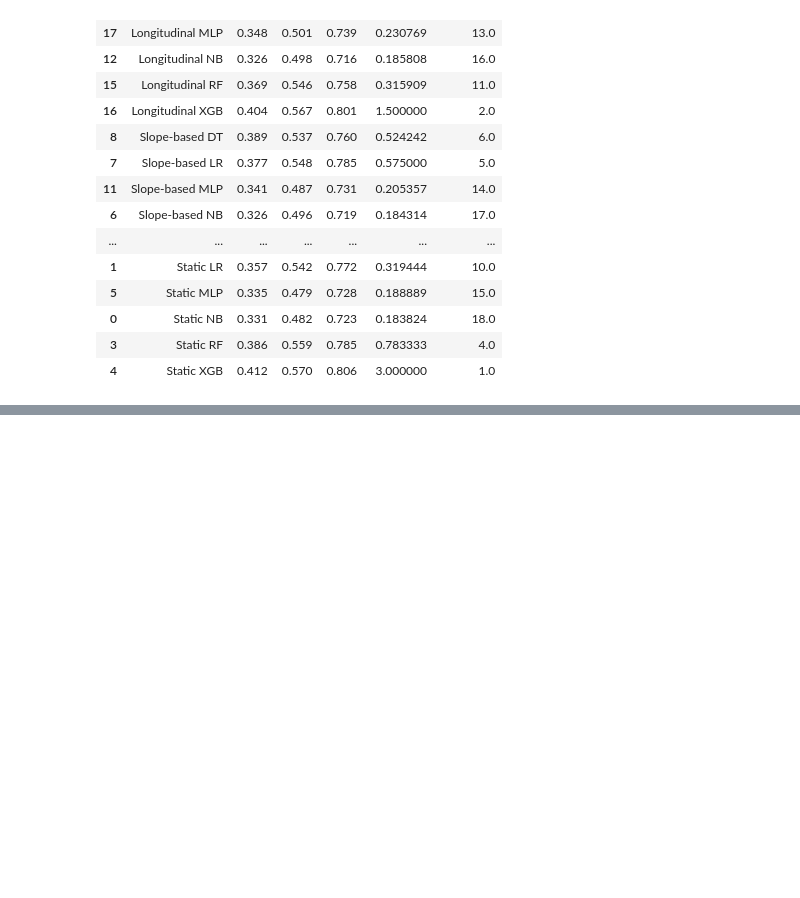
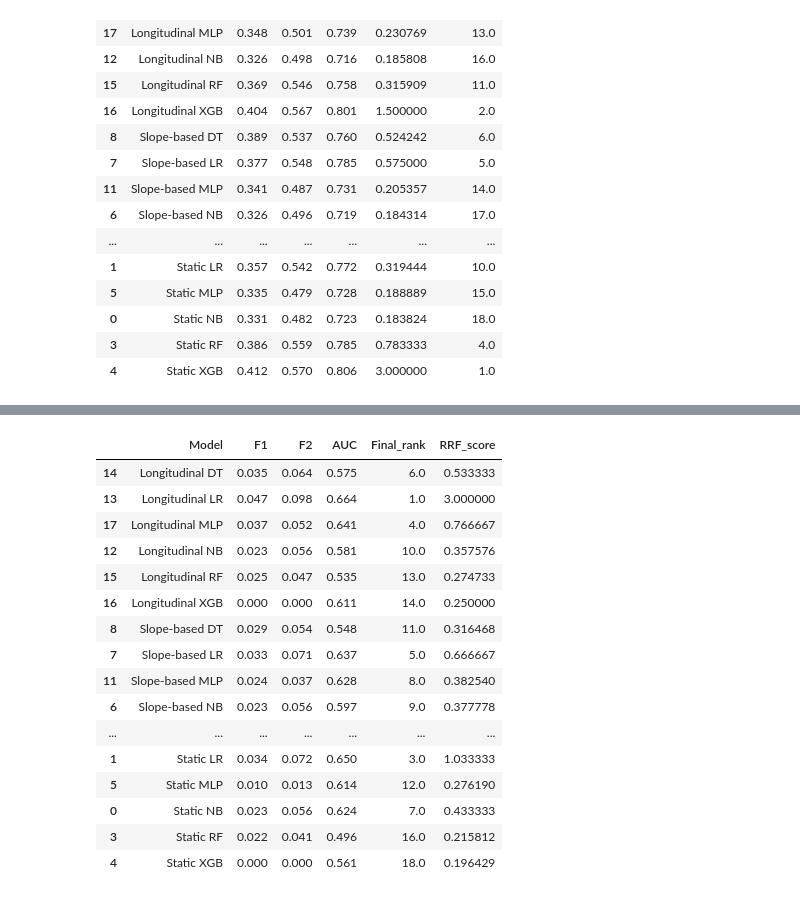
Before and after one commit to rique-git/Thesis-MEIC-IST, a Jupyter notebook: notebooks/43. Rank Fusion.ipynb, the cells around one changed output, grey strips where cells are left out. Saved outputs shown, nothing was run; the diff lists cells and outputs as text; code cells hidden in the pictures; blank space fills up the shorter version.

```diff
--- a/notebooks/43. Rank Fusion.ipynb
+++ b/notebooks/43. Rank Fusion.ipynb
@@ -352,0 +362,61 @@ df_acs[["Model","Final_rank", "F1", "F2", "AUC", "RRF_score"]].sort_values("Mode
+# %%
+data_stk_new = {
+    "Model": [
+        "Static NB", "Static LR", "Static DT", "Static RF", "Static XGB", "Static MLP",
+        "Slope-based NB", "Slope-based LR", "Slope-based DT", "Slope-based RF", "Slope-based XGB", "Slope-based MLP",
+        "Longitudinal NB", "Longitudinal LR", "Longitudinal DT", "Longitudinal RF", "Longitudinal XGB", "Longitudinal MLP"
+    ],
+    "F1": [0.023, 0.034, 0.020, 0.022, 0.000, 0.010,
+           0.023, 0.033, 0.029, 0.042, 0.000, 0.024,
+           0.023, 0.047, 0.035, 0.025, 0.000, 0.037],
+    "F2": [0.056, 0.072, 0.039, 0.041, 0.000, 0.013,
+           0.056, 0.071, 0.054, 0.079, 0.000, 0.037,
+           0.056, 0.098, 0.064, 0.047, 0.000, 0.052],
+    "AUC": [0.624, 0.650, 0.554, 0.496, 0.561, 0.614,
+            0.597, 0.637, 0.548, 0.571, 0.588, 0.628,
+            0.581, 0.664, 0.575, 0.535, 0.611, 0.641],
+
+}
+
+df_stk = pd.DataFrame(data_stk_new)
+
+# --- Rank Fusion (Reciprocal Rank Fusion) ---
+metrics = ["F1", "F2", "AUC"]
+k = 0  # reciprocal rank parameter
+
+# Rank each metric (higher is better)
+for m in metrics:
+    df_stk[f"{m}_rank"] = df_stk[m].rank(ascending=False, method="min")
+
+# Compute reciprocal rank fusion score
+df_stk["RRF_score"] = df_stk[[f"{m}_rank" for m in metrics]].apply(
+    lambda row: sum(1.0 / (k + row[r]) for r in row.index),
+    axis=1
+)
+
+# Final fused rank
+df_stk["Final_rank"] = df_stk["RRF_score"].rank(ascending=False, method="min")
+
+if df_stk["RRF_score"].duplicated().any():
+    print("duplicate RRF")
+
+# Show sorted results
+df_stk[["Model", "F1", "F2", "AUC", "Final_rank", "RRF_score"]].sort_values("Model")
+# %% [output]
+|  | Model | F1 | F2 | AUC | Final_rank | RRF_score |
+| 14 | Longitudinal DT | 0.035 | 0.064 | 0.575 | 6.0 | 0.533333 |
+| 13 | Longitudinal LR | 0.047 | 0.098 | 0.664 | 1.0 | 3.000000 |
+| 17 | Longitudinal MLP | 0.037 | 0.052 | 0.641 | 4.0 | 0.766667 |
+| 12 | Longitudinal NB | 0.023 | 0.056 | 0.581 | 10.0 | 0.357576 |
+| 15 | Longitudinal RF | 0.025 | 0.047 | 0.535 | 13.0 | 0.274733 |
+| 16 | Longitudinal XGB | 0.000 | 0.000 | 0.611 | 14.0 | 0.250000 |
+| 8 | Slope-based DT | 0.029 | 0.054 | 0.548 | 11.0 | 0.316468 |
+| 7 | Slope-based LR | 0.033 | 0.071 | 0.637 | 5.0 | 0.666667 |
+| 11 | Slope-based MLP | 0.024 | 0.037 | 0.628 | 8.0 | 0.382540 |
+| 6 | Slope-based NB | 0.023 | 0.056 | 0.597 | 9.0 | 0.377778 |
+| ... | ... | ... | ... | ... | ... | ... |
+| 1 | Static LR | 0.034 | 0.072 | 0.650 | 3.0 | 1.033333 |
+| 5 | Static MLP | 0.010 | 0.013 | 0.614 | 12.0 | 0.276190 |
+| 0 | Static NB | 0.023 | 0.056 | 0.624 | 7.0 | 0.433333 |
+| 3 | Static RF | 0.022 | 0.041 | 0.496 | 16.0 | 0.215812 |
+| 4 | Static XGB | 0.000 | 0.000 | 0.561 | 18.0 | 0.196429 |
```
Also changed, not shown: parts of 6 cells of this notebook, 1 other file.
